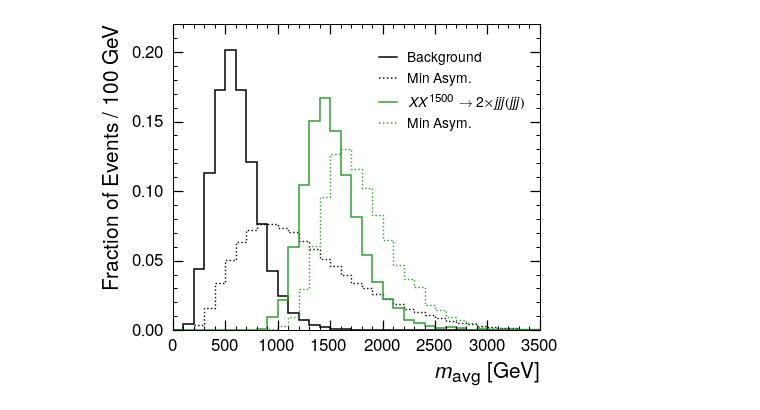
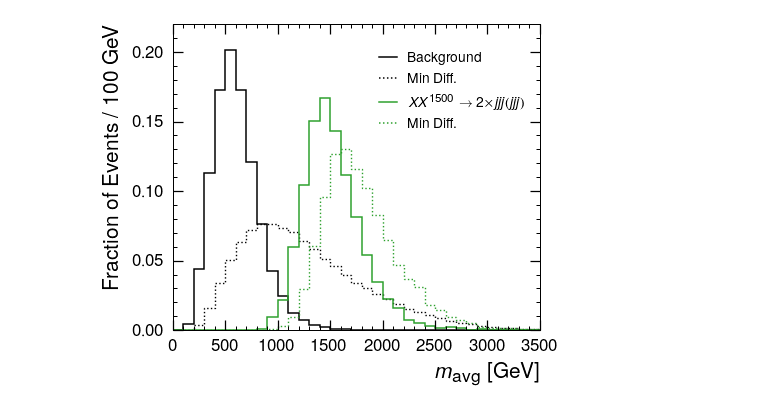
Before and after one commit to badeaa3/unsupervised-search, a Jupyter notebook: plotting/Compare Plot.ipynb, the cells around one changed output. Saved outputs shown, nothing was run; the diff lists cells and outputs as text; code cells hidden in the pictures.

Commit message:
plots for javier

```diff
--- a/plotting/Compare Plot.ipynb
+++ b/plotting/Compare Plot.ipynb
@@ -71,7 +71,7 @@ ax.hist(bins[:-1],
     lw=1.4,
     ls=":",
     histtype="step",
-    label="Min Asym.",
+    label=minLabel,
     color="black",
     rasterized=rasterized)
 # exampe signal
@@ -103,7 +103,7 @@ ax.hist(bins[:-1],
     lw=1.4,
     ls=":",
     histtype="step",
-    label="Min Asym.",
+    label=minLabel,
     color="#2ca02c", # green
     rasterized=rasterized)
 
@@ -128,31 +128,31 @@ ax.set_ylabel("Fraction of Events / 100 GeV", fontsize=21, labelpad=9, horizonta
 ax.set_xlim(0,3500)
 ax.set_ylim(0, 0.22)
 
 # tick params
 tick_params_major = {"which"     : "major",
                      "length"    : 10,
                      "width"     : 1.25,
                      "direction" : "in",
                      "right"     : True,
                      "top"       : True,
                      "labelsize" : 17,
                      "pad"       : 8}
 tick_params_minor = {"which"     : "minor",
                      "length"    : 4,
                      "width"     : 1,
                      "direction" : "in",
                      "right"     : True,
                      "top"       : True,
                      "labelsize" : 15}
 
 # ax.xaxis.set_minor_locator(AutoMinorLocator(5))
 # ax.yaxis.set_minor_locator(AutoMinorLocator(5))
 ax.tick_params(**tick_params_major)
 ax.tick_params(**tick_params_minor)
 plt.locator_params(axis='y', nbins=8)
 plt.locator_params(axis='x', nbins=8)
 
 # save
 plt.savefig(outFileName, bbox_inches="tight") # _noFirstLayer
 # %% [output]
-[figure, old version]
+[figure, new version]
```
